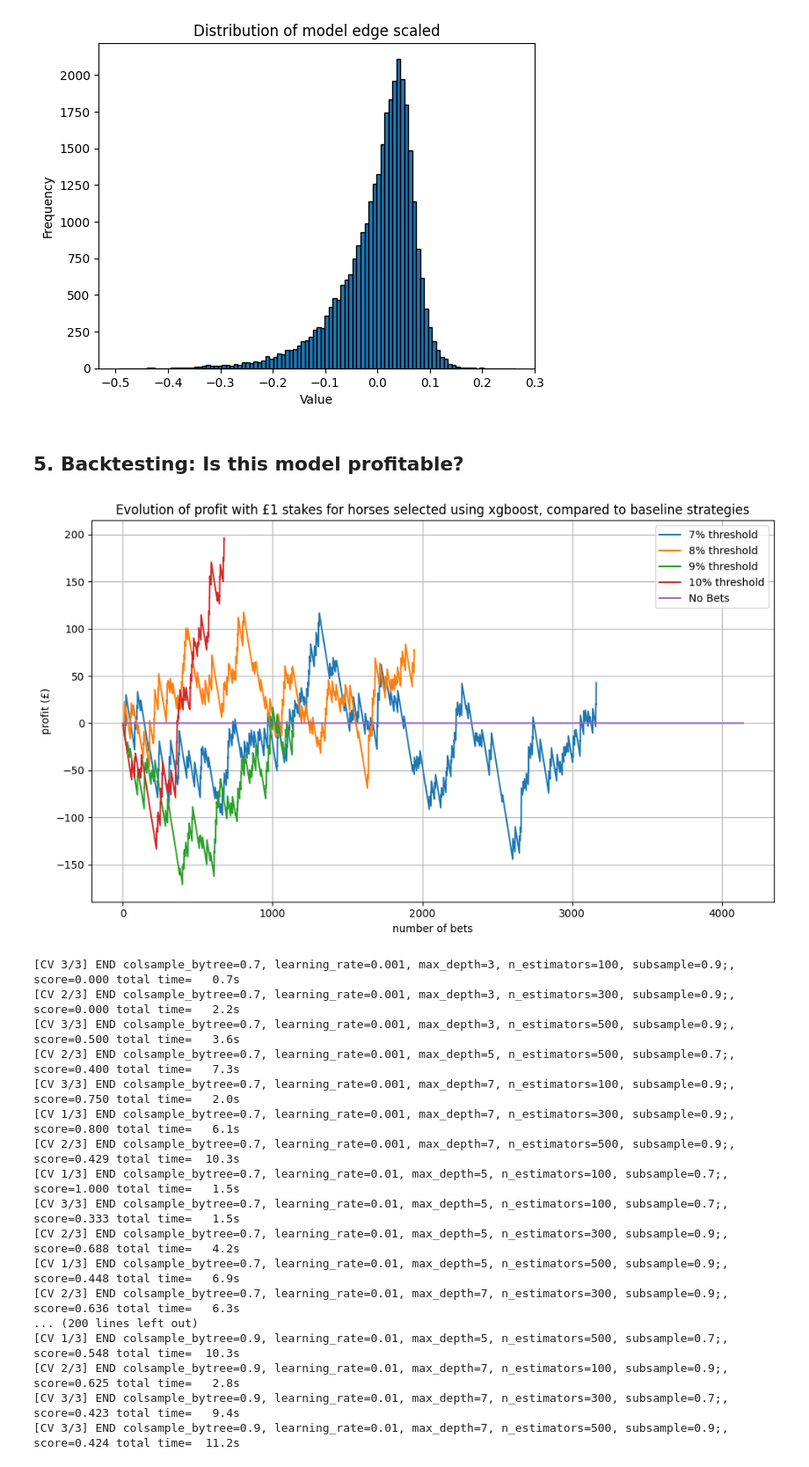
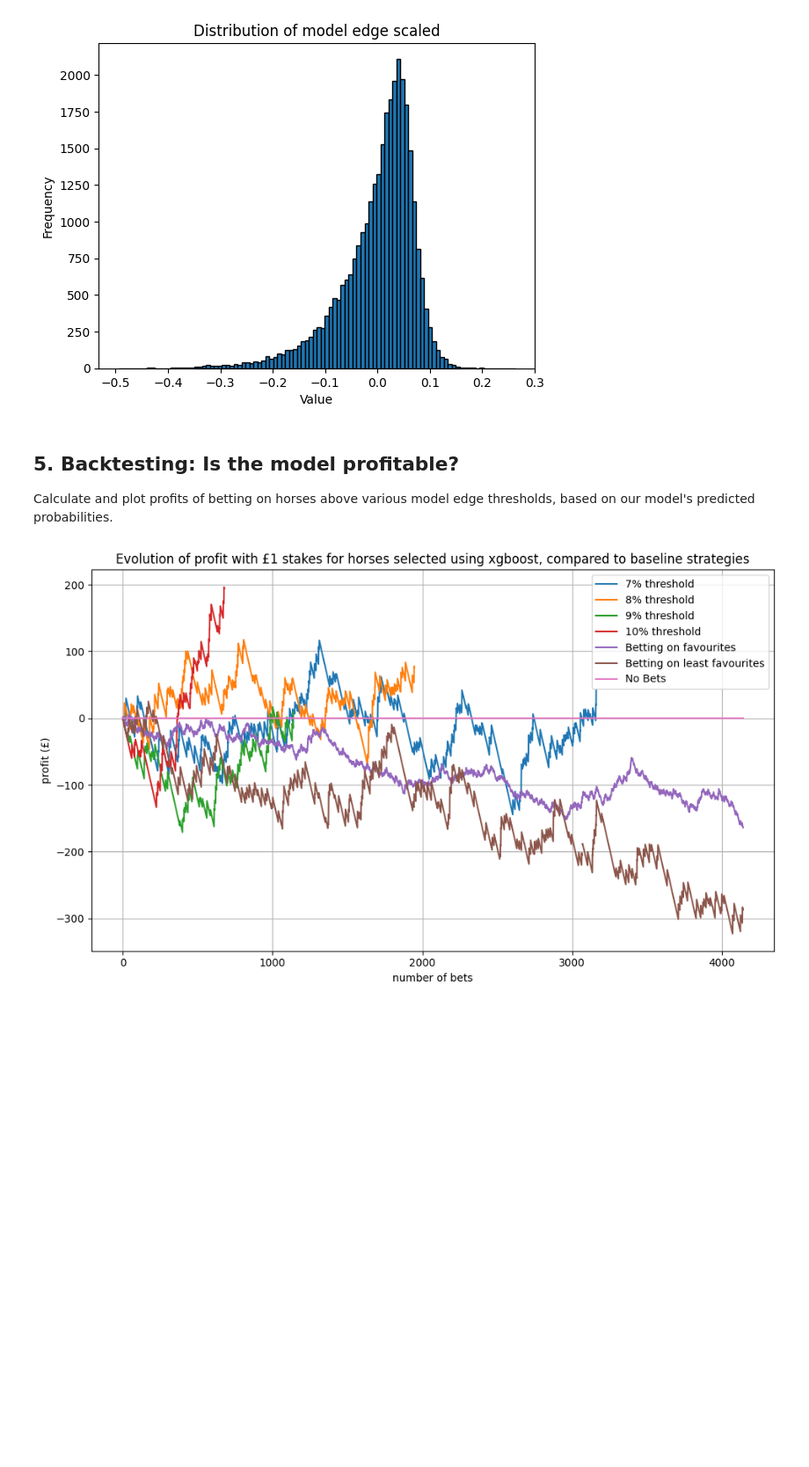
Before and after one commit to lucasglanville/and_theyre_off_backend, a Jupyter notebook: lucasglanville_xgboost_model.ipynb, the cells around one changed output. Shown at 88% size. Saved outputs shown, nothing was run; the diff lists cells and outputs as text; code cells hidden in the pictures; blank space fills up the shorter version.

```diff
--- a/lucasglanville_xgboost_model.ipynb
+++ b/lucasglanville_xgboost_model.ipynb
@@ -146,7 +143,9 @@ plt.show()
 # %% [output]
 [figure]
 # %% [markdown]
-## 5. Backtesting: Is this model profitable?
+## 5. Backtesting: Is the model profitable?
+
+Calculate and plot profits of betting on horses above various model edge thresholds, based on our model's predicted probabilities.
 # %%
 # Create dataframes of horses above specific model edge thresholds
 
@@ -223,53 +210,20 @@ df35['cumulative_profit'] = df35['f_pm_01m_p_back'].cumsum()
 # %%
-# Calculate evolution of profits for betting on favourite horse for each race
-test_sorted = backtest_test.sort_values(by=['f_id', 'f_pm_01m'])
-test_favorites = test_sorted.groupby('f_id').first()
-test_favorites['cumulative_profit'] = test_favorites['f_pm_01m_p_back'].cumsum()
-test_least_favorites = test_sorted.groupby('f_id').last()
-test_least_favorites['cumulative_profit'] = test_least_favorites['f_pm_01m_p_back'].cumsum()
-
-
-
-
 # Plot
 plt.figure(figsize=(10,6))
 plt.plot(range(1, len(df7) + 1), df7['cumulative_profit'], label='7% threshold')
 plt.plot(range(1, len(df8) + 1), df8['cumulative_profit'], label='8% threshold')
 plt.plot(range(1, len(df9) + 1), df9['cumulative_profit'], label='9% threshold')
 plt.plot(range(1, len(df10) + 1), df10['cumulative_profit'], label='10% threshold')
-# plt.plot(range(1, len(df12) + 1), df12['cumulative_profit'], label='12% threshold')
-# plt.plot(range(1, len(df15) + 1), df15['cumulative_profit'], label='15% threshold')
-# plt.plot(range(1, len(test_favorites) + 1), test_favorites['cumulative_profit'], label='Betting on favourites')
-# plt.plot(range(1, len(test_least_favorites) + 1), test_least_favorites['cumulative_profit'], label='Betting on least favourites')
+plt.plot(range(1, len(test_favorites) + 1), test_favorites['cumulative_profit'], label='Betting on favourites')
+plt.plot(range(1, len(test_least_favorites) + 1), test_least_favorites['cumulative_profit'], label='Betting on least favourites')
 plt.plot(range(1, len(test_favorites) + 1), [0] * (len(test_favorites)), label='No Bets')
-# plt.plot(range(1, len(df20) + 1), df20['cumulative_profit'], label='20% threshold')
-# plt.plot(range(1, len(df30) + 1), df30['cumulative_profit'], label='30% threshold')
-# plt.plot(range(1, len(df32) + 1), df32['cumulative_profit'], label='32% threshold')
-# plt.plot(range(1, len(df35) + 1), df35['cumulative_profit'], label='35% threshold')
 plt.title("Evolution of profit with £1 stakes for horses selected using xgboost, compared to baseline strategies")
 plt.xlabel("number of bets")
 plt.ylabel("profit (£)")
 plt.legend()
 plt.grid(True)
 plt.tight_layout()
 plt.show()
 # %% [output]
-[figure, old version]
+[figure, new version]
-[CV 3/3] END colsample_bytree=0.7, learning_rate=0.001, max_depth=3, n_estimators=100, subsample=0.9;, score=0.000 total time=   0.7s
-[CV 2/3] END colsample_bytree=0.7, learning_rate=0.001, max_depth=3, n_estimators=300, subsample=0.9;, score=0.000 total time=   2.2s
-[CV 3/3] END colsample_bytree=0.7, learning_rate=0.001, max_depth=3, n_estimators=500, subsample=0.9;, score=0.500 total time=   3.6s
-[CV 2/3] END colsample_bytree=0.7, learning_rate=0.001, max_depth=5, n_estimators=500, subsample=0.7;, score=0.400 total time=   7.3s
-[CV 3/3] END colsample_bytree=0.7, learning_rate=0.001, max_depth=7, n_estimators=100, subsample=0.9;, score=0.750 total time=   2.0s
-[CV 1/3] END colsample_bytree=0.7, learning_rate=0.001, max_depth=7, n_estimators=300, subsample=0.9;, score=0.800 total time=   6.1s
-[CV 2/3] END colsample_bytree=0.7, learning_rate=0.001, max_depth=7, n_estimators=500, subsample=0.9;, score=0.429 total time=  10.3s
-[CV 1/3] END colsample_bytree=0.7, learning_rate=0.01, max_depth=5, n_estimators=100, subsample=0.7;, score=1.000 total time=   1.5s
-[CV 3/3] END colsample_bytree=0.7, learning_rate=0.01, max_depth=5, n_estimators=100, subsample=0.7;, score=0.333 total time=   1.5s
-[CV 2/3] END colsample_bytree=0.7, learning_rate=0.01, max_depth=5, n_estimators=300, subsample=0.9;, score=0.688 total time=   4.2s
-[CV 1/3] END colsample_bytree=0.7, learning_rate=0.01, max_depth=5, n_estimators=500, subsample=0.9;, score=0.448 total time=   6.9s
-[CV 2/3] END colsample_bytree=0.7, learning_rate=0.01, max_depth=7, n_estimators=300, subsample=0.9;, score=0.636 total time=   6.3s
-... (200 lines left out)
-[CV 1/3] END colsample_bytree=0.9, learning_rate=0.01, max_depth=5, n_estimators=500, subsample=0.7;, score=0.548 total time=  10.3s
-[CV 2/3] END colsample_bytree=0.9, learning_rate=0.01, max_depth=7, n_estimators=100, subsample=0.9;, score=0.625 total time=   2.8s
-[CV 3/3] END colsample_bytree=0.9, learning_rate=0.01, max_depth=7, n_estimators=300, subsample=0.7;, score=0.423 total time=   9.4s
-[CV 3/3] END colsample_bytree=0.9, learning_rate=0.01, max_depth=7, n_estimators=500, subsample=0.9;, score=0.424 total time=  11.2s
 # %%
```
Also changed, not shown: parts of 13 cells of this notebook.
